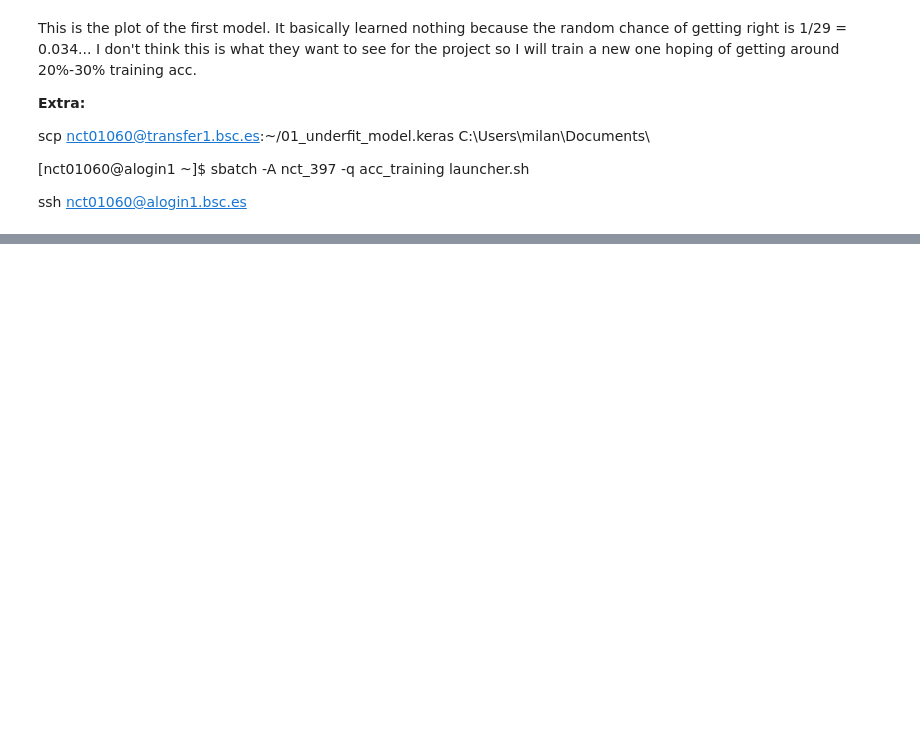
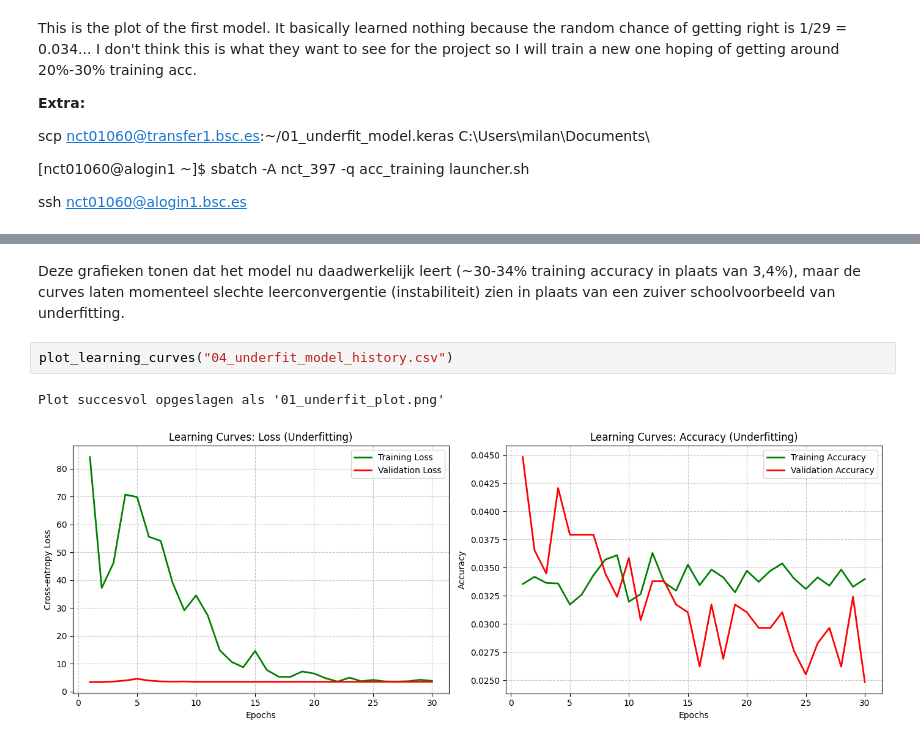
Before and after one commit to milanvandeneede123-cell/DL-Lab1, a Jupyter notebook: underfit/plot_underfit.ipynb, the cells around one changed output, grey strips where cells are left out. Cells and saved outputs as stored; diff of their text form; blank space fills up the shorter version.

```diff
--- a/underfit/plot_underfit.ipynb
+++ b/underfit/plot_underfit.ipynb
@@ -62,0 +68,7 @@ ssh nct01060@alogin1.bsc.es
+# %% [markdown]
+Deze grafieken tonen dat het model nu daadwerkelijk leert (~30-34% training accuracy in plaats van 3,4%), maar de curves laten momenteel slechte leerconvergentie (instabiliteit) zien in plaats van een zuiver schoolvoorbeeld van underfitting.
+# %%
+plot_learning_curves("04_underfit_model_history.csv")
+# %% [output]
+Plot succesvol opgeslagen als '01_underfit_plot.png'
+[figure, added]
```
Also changed, not shown: parts of 2 cells of this notebook, 13 other files.
